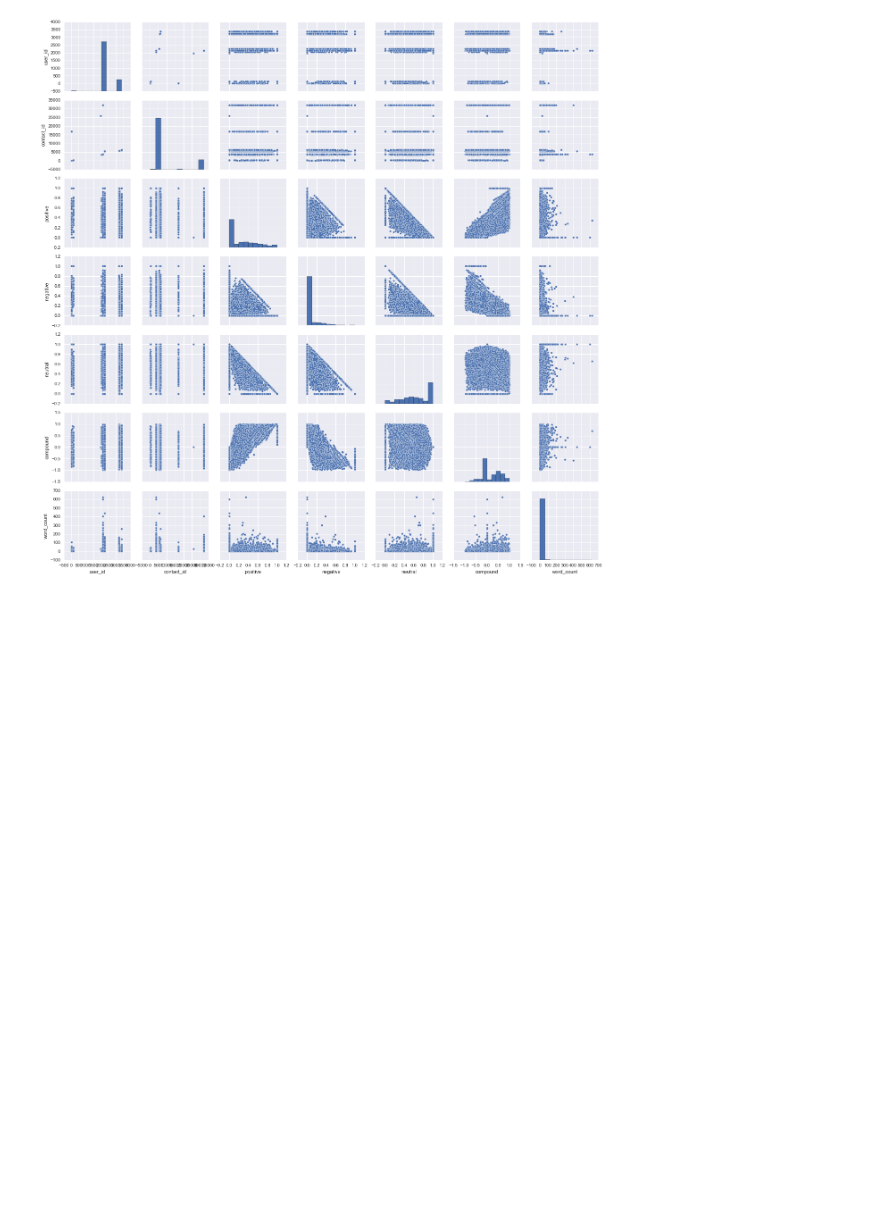
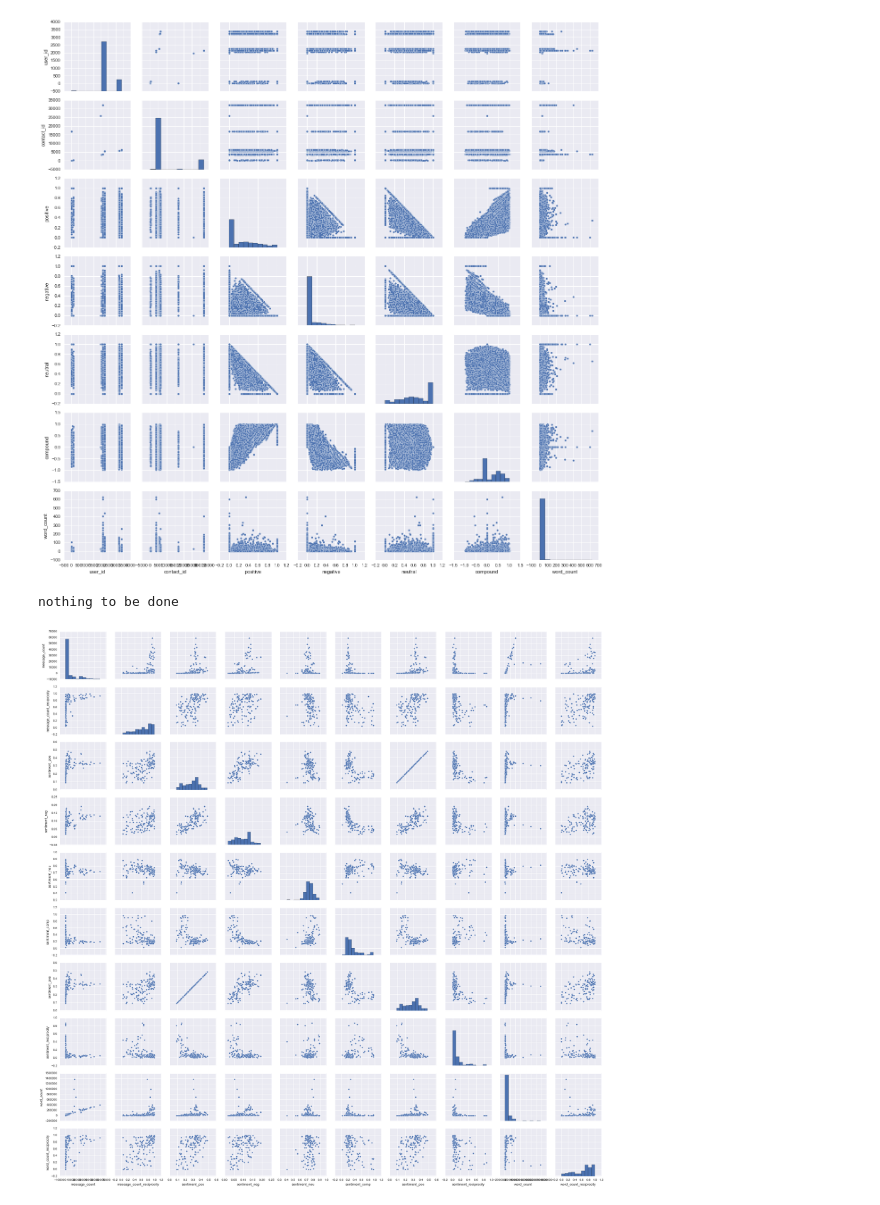
Before and after one commit to crangelsmith/Shryne_project, a Jupyter notebook: Shryne/analytics/data_cleaning_Camila.ipynb, the cells around one changed output. Saved outputs shown, nothing was run; the diff lists cells and outputs as text; code cells hidden in the pictures; blank space fills up the shorter version.

Commit message:
pair plotting features time series

```diff
--- a/Shryne/analytics/data_cleaning_Camila.ipynb
+++ b/Shryne/analytics/data_cleaning_Camila.ipynb
@@ -37,3 +39,27 @@ g = sns.pairplot(query_df)
 plt.show()
 # %% [output]
 [figure]
+# %%
+import resampler
+
+df = pd.read_pickle('../data/result')
+
+    # setup pandas dataframe. It's not necessary, so replace this with what ever data source you have.
+
+    # TODO split off dataframe by partner type
+
+b = [len(str(x).split()) for x in df['message']]
+df['word_count'] = b
+
+df = df[df['relationship'] == "Ex"]
+
+    #TODO make sure the analysis starts at 0, i.e. remove [1:]
+
+new_df = resampler.resampler_dataframe(df, "M")
+
+new_df.dropna(inplace=True)
+s = sns.pairplot(new_df, vars=["message_count","message_count_reciprocity","sentiment_pos","sentiment_neg","sentiment_neu","sentiment_comp","sentiment_pos","sentiment_reciprocity", "word_count","word_count_reciprocity"])
+plt.show()
+# %% [output]
+nothing to be done
+[figure, added]
```
Also changed, not shown: parts of 1 cell of this notebook, 2 other files.
